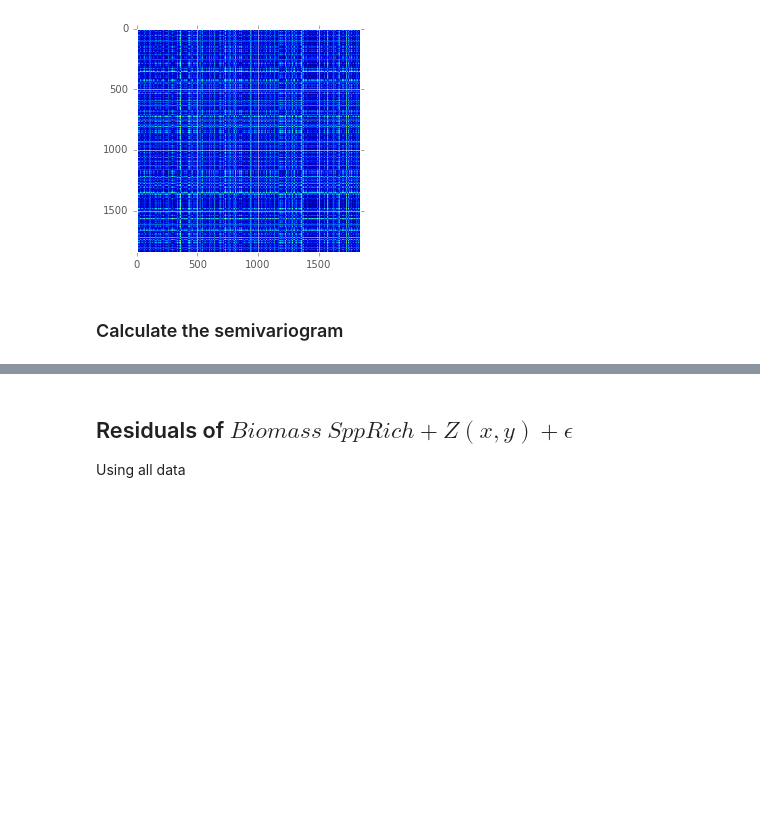
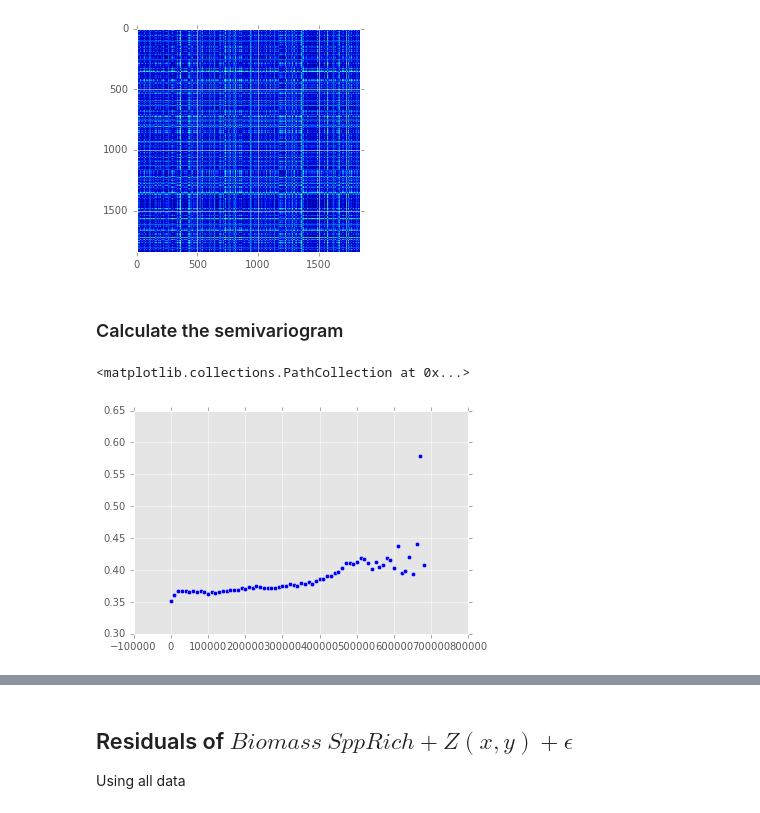
Before and after one commit to molgor/spystats, a Jupyter notebook: notebooks/log_spatial_autocorrelation_with_trend.ipynb, the cells around one changed output, grey strips where cells are left out. Drawn from its saved outputs; the diff is of its cells as text; code cells hidden in the pictures; blank space fills up the shorter version.

Commit message:
Added tools and classes for calculating empirical semivarigram

```diff
--- a/notebooks/log_spatial_autocorrelation_with_trend.ipynb
+++ b/notebooks/log_spatial_autocorrelation_with_trend.ipynb
@@ -194,3 +255,11 @@ ydif = dY.flatten()
 d = pd.DataFrame({'dist': dist,'ydif':ydif})
 # %% [markdown]
 ### Calculate the semivariogram
+# %%
+vg = tools.Variogram(section,'logBiomass')
+# %%
+vg.calculate_empirical(n_bins=70)
+plt.scatter(vg.lags,vg.empirical)
+# %% [output]
+<matplotlib.collections.PathCollection at 0x...>
+[figure, added]
```
Also changed, not shown: parts of 37 cells of this notebook, 4 other files.
